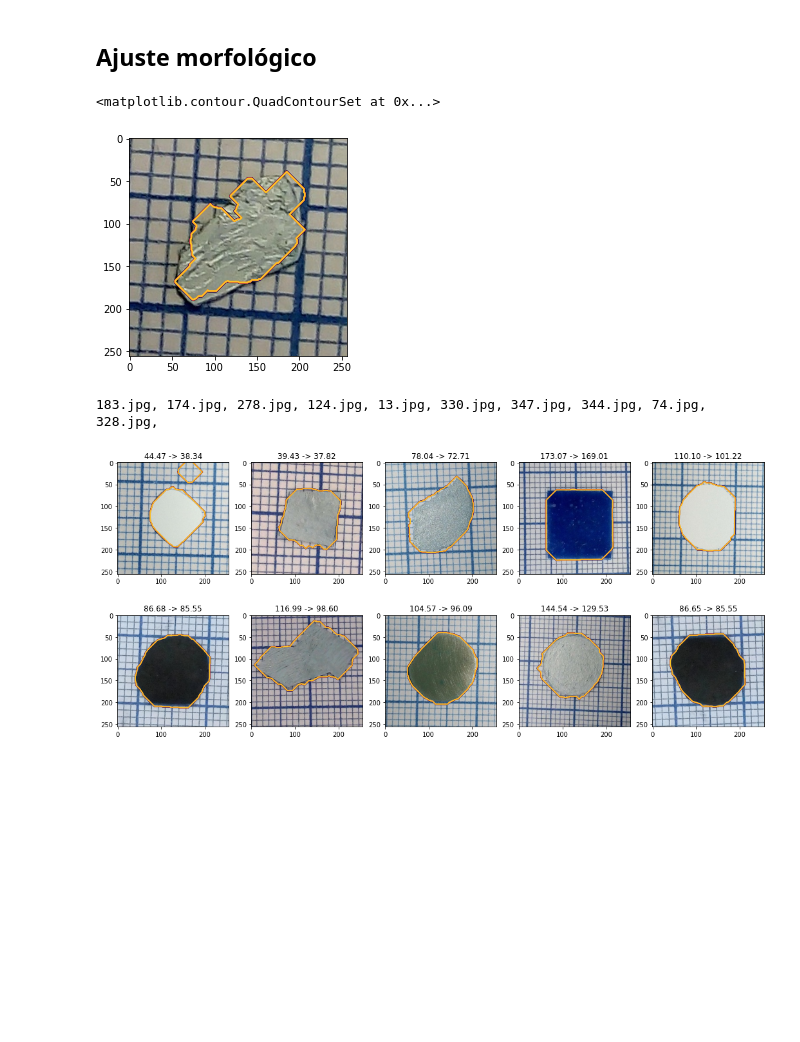
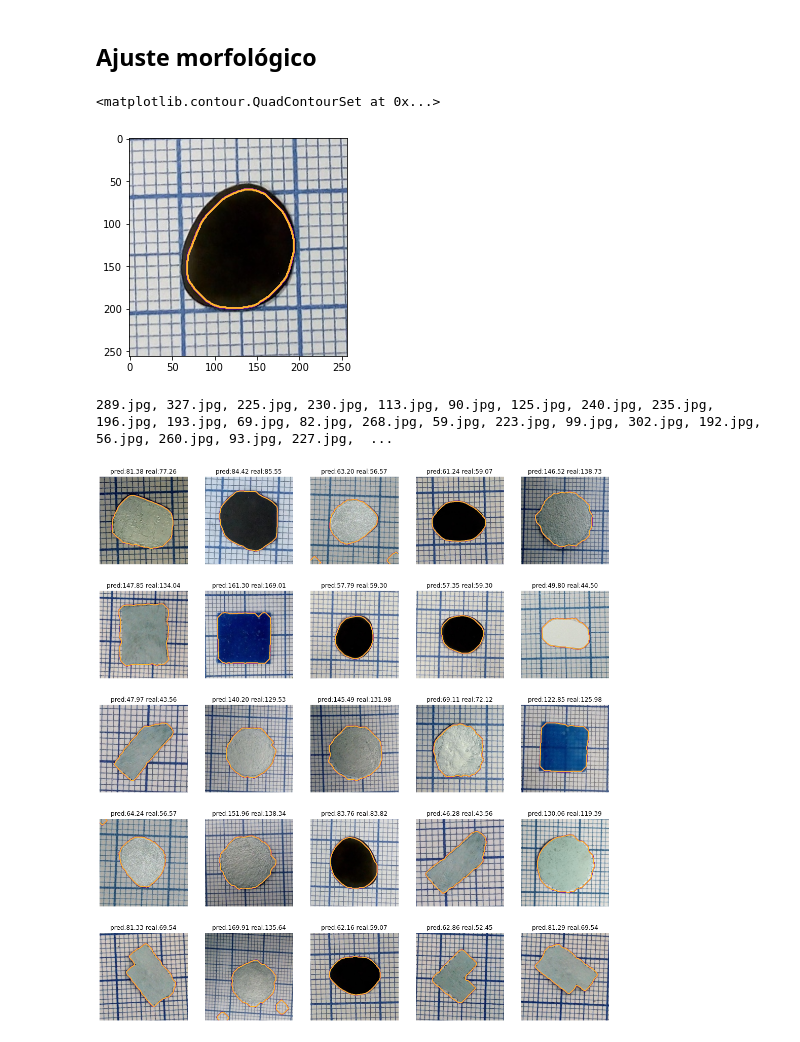
Before and after one commit to JairoSSantos/PAC-project, a Jupyter notebook: cnn/intensity-based.ipynb, the cells around one changed output. Drawn from its saved outputs; the diff is of its cells as text; code cells hidden in the pictures; blank space fills up the shorter version.

```diff
--- a/cnn/intensity-based.ipynb
+++ b/cnn/intensity-based.ipynb
@@ -94,5 +96,5 @@ def entropy(img, r=3):
     return filters.rank.entropy(util.img_as_ubyte(rescale(img, -1, 1)), morphology.disk(3))
 
 def var(img, kn=(15, 15), kp=(5, 5)):
-    return ndimage.uniform_filter(img, kn) - ndimage.uniform_filter(img**2, kn)**2
+    return ndimage.uniform_filter(img**2, kn) - ndimage.uniform_filter(img, kn)**2
 # %%
@@ -104,0 +111,8 @@ plt.imshow(img)
+# %%
+avpool = keras.layers.AveragePooling2D((3, 3))
+img_pool = avpool(img.astype(float).reshape((1, 256, 256, 1))).numpy()[0].T[0].T
+
+fig, (ax1, ax2) = plt.subplots(1, 2, figsize=(8, 4))
+ax1.imshow(img_pool, cmap='gray')
+ax2.hist(img_pool.flatten(), bins=50)
+plt.show()
@@ -116,11 +147,14 @@ km = cluster.KMeans(3)
 cluster_id = km.fit_predict(data.reshape(-1, 1))
 # %%
 min_bin = None
+max_hist = None
 for ii in np.unique(cluster_id):
     subset = data[cluster_id == ii]
     hist, bins, _ = plt.hist(subset, bins=50, label=ii)
+    if max_hist == None or max_hist < np.max(hist): max_hist = np.max(hist)
     if min_bin == None or bins.max() < min_bin:
-        min_bin = np.max(subset)
+        min_bin = np.max(bins)
+plt.vlines(min_bin, 0, max_hist)
 plt.legend()
 plt.show()
 # %% [output]
@@ -147,27 +182,47 @@ plt.imshow(imth)
         morphology.area_opening(imth)
     )
 )'''
-mask = ndimage.binary_dilation(ndimage.binary_closing(ndimage.binary_opening(imth, iterations=10), iterations=10), iterations=10)
+mask = ndimage.binary_dilation(ndimage.binary_opening(imth, iterations=5), iterations=8)
 plt.imshow(image)
-plt.contour(mask, cmap='inferno')
+plt.contour(mask, cmap='plasma')
 # %% [output]
 <matplotlib.contour.QuadContourSet at 0x...>
-[figure, old version]
+[figure, new version]
 # %%
 n = 5
-fig, axs = plt.subplots(2, n, figsize=(18, 8))
+r = 5
+fig, axs = plt.subplots(r, n, figsize=(18, 4*r))
 axs = axs.flatten()
 
-for i, (img, name) in enumerate(zip(*random_images(n*2, names=True))):
+avpool = keras.layers.AveragePooling2D((2, 2))
+for i, (image, name) in enumerate(zip(*random_images(r*n, names=True))):
     print(name, end=', ')
-    axs[i].imshow(img)
-    gray_img = color.rgb2gray(img)
-    S = seg1(rescale(gray_img, 0, 8).astype(int))
-    axs[i].contour(S, cmap='inferno')
+
+    gray_img = color.rgb2gray(image)
+    img = rescale(gray_img, 0, 8).astype(int)
+    img_pool = avpool(img.astype(float).reshape((1, 256, 256, 1))).numpy()[0].T[0].T
+    im_var = trans.resize(var(ndimage.gaussian_filter(filters.farid(img_pool), 2), (3, 3), (1, 1)), (256, 256))
+
+    data = im_var.flatten()
+    km = cluster.KMeans(3)
+    cluster_id = km.fit_predict(data.reshape(-1, 1))
+    min_bin = None
+    for ii in np.unique(cluster_id):
+        subset = data[cluster_id == ii]
+        hist, bins = np.histogram(subset, bins=50)
+        if min_bin == None or bins.max() < min_bin:
+            min_bin = np.max(bins)
+    imth = im_var < min_bin
+    mask = ndimage.binary_dilation(ndimage.binary_opening(imth, iterations=5), iterations=8)
+
+    axs[i].imshow(image)
+    axs[i].contour(mask, cmap='plasma')
+
     fx, fy = freq_peaks(gray_img)
-    axs[i].set_title(f'{np.sum(S)*fx*fy:.2f} -> {float(DS.loc[DS.filename == name].area):.2f}')
+    axs[i].set_title(f'pred:{np.sum(mask)*fx*fy:.2f} real:{float(DS.loc[DS.filename == name].area):.2f}')
+    axs[i].axis('off')
 
 plt.show()
 # %% [output]
-183.jpg, 174.jpg, 278.jpg, 124.jpg, 13.jpg, 330.jpg, 347.jpg, 344.jpg, 74.jpg, 328.jpg,
+289.jpg, 327.jpg, 225.jpg, 230.jpg, 113.jpg, 90.jpg, 125.jpg, 240.jpg, 235.jpg, 196.jpg, 193.jpg, 69.jpg, 82.jpg, 268.jpg, 59.jpg, 223.jpg, 99.jpg, 302.jpg, 192.jpg, 56.jpg, 260.jpg, 93.jpg, 227.jpg,  ...
-[figure, old version]
+[figure, new version]
```
Also changed, not shown: parts of 9 cells of this notebook, 4 other files.
